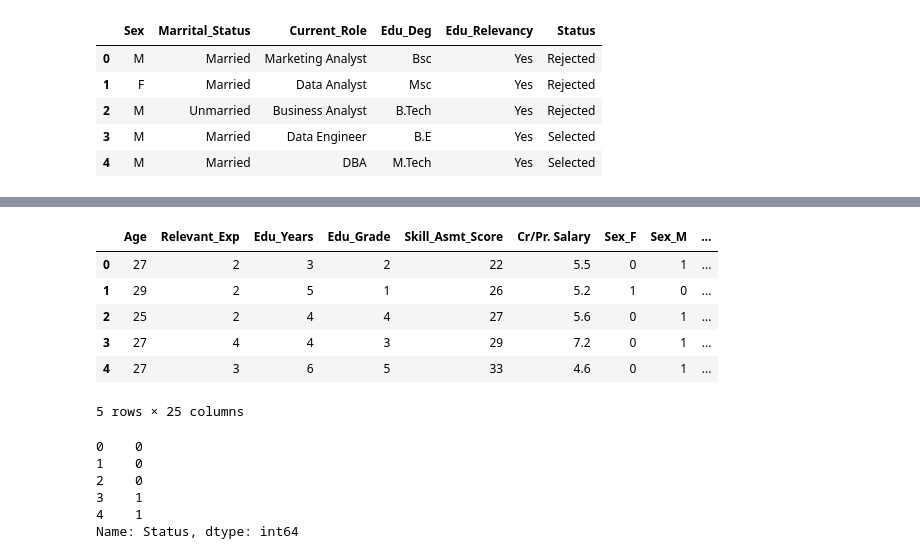
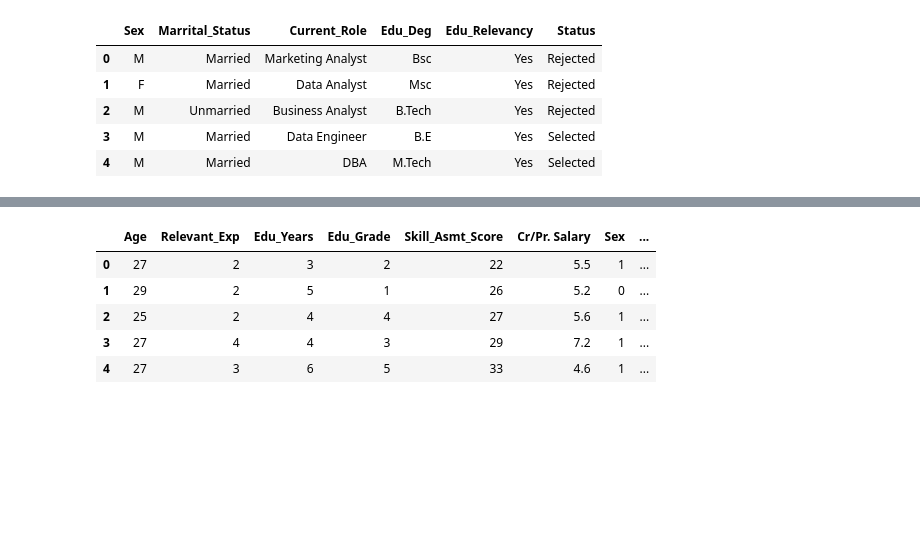
Before and after one commit to KP-37/Job-applicants-score-prediction-logistic-model, a Jupyter notebook: Job applicants model2.ipynb, the cells around one changed output, grey strips where cells are left out. Cells and saved outputs as stored; diff of their text form; code cells hidden in the pictures; blank space fills up the shorter version.

```diff
--- a/Job applicants model2.ipynb
+++ b/Job applicants model2.ipynb
@@ -133,25 +107,0 @@ data_cat
-# %%
-from sklearn.model_selection import train_test_split
-
-X = data_cat.drop(['Applicant_ID','Status'], axis=1)
-
-X.head()
-# %% [output]
-|  | Age | Relevant_Exp | Edu_Years | Edu_Grade | Skill_Asmt_Score | Cr/Pr. Salary | Sex_F | Sex_M | ... |
-| 0 | 27 | 2 | 3 | 2 | 22 | 5.5 | 0 | 1 | ... |
-| 1 | 29 | 2 | 5 | 1 | 26 | 5.2 | 1 | 0 | ... |
-| 2 | 25 | 2 | 4 | 4 | 27 | 5.6 | 0 | 1 | ... |
-| 3 | 27 | 4 | 4 | 3 | 29 | 7.2 | 0 | 1 | ... |
-| 4 | 27 | 3 | 6 | 5 | 33 | 4.6 | 0 | 1 | ... |
-5 rows × 25 columns
-# %%
-y = data_cat["Status"]
-
-y.head()
-# %% [output]
-0    0
-1    0
-2    0
-3    1
-4    1
-Name: Status, dtype: int64
@@ -157,0 +112,9 @@ Name: Status, dtype: int64
+# %%
+Data.head()
+# %% [output]
+|  | Age | Relevant_Exp | Edu_Years | Edu_Grade | Skill_Asmt_Score | Cr/Pr. Salary | Sex | ... |
+| 0 | 27 | 2 | 3 | 2 | 22 | 5.5 | 1 | ... |
+| 1 | 29 | 2 | 5 | 1 | 26 | 5.2 | 0 | ... |
+| 2 | 25 | 2 | 4 | 4 | 27 | 5.6 | 1 | ... |
+| 3 | 27 | 4 | 4 | 3 | 29 | 7.2 | 1 | ... |
+| 4 | 27 | 3 | 6 | 5 | 33 | 4.6 | 1 | ... |
```
Also changed, not shown: parts of 19 cells of this notebook.
